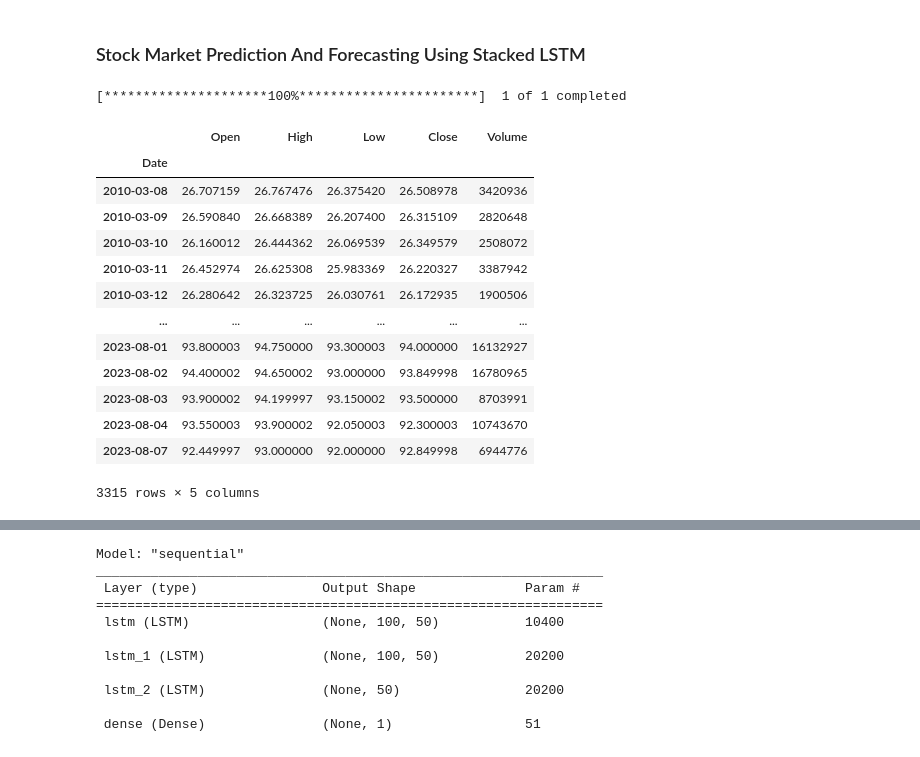
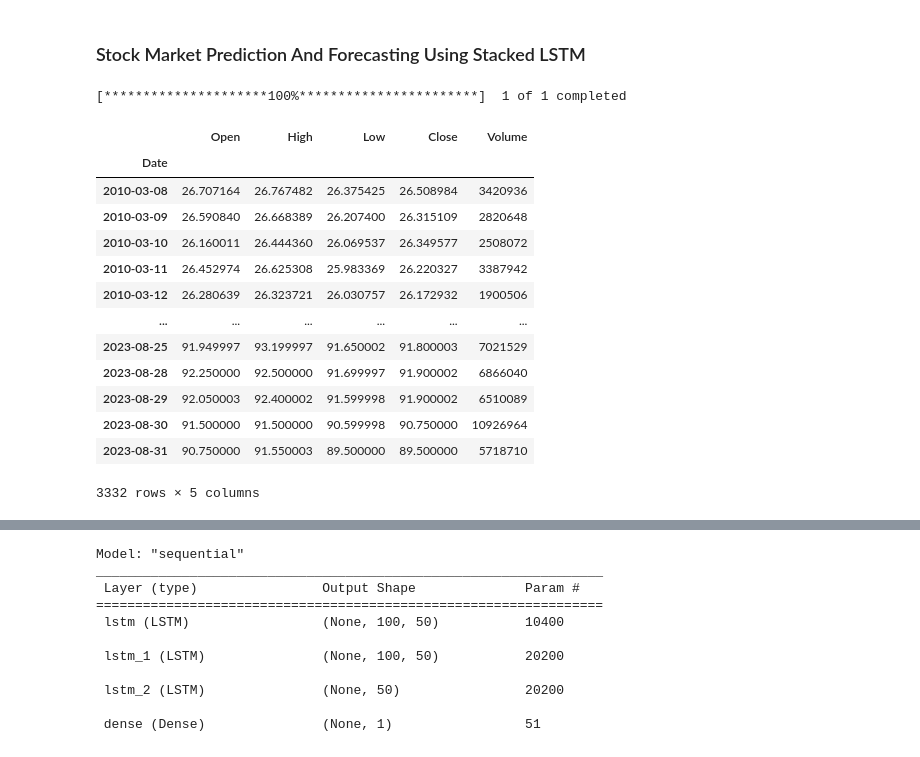
Before and after one commit to vvvipindsm/angle_one_algp, a Jupyter notebook: MY_OWN/Lab/LSTM_last.ipynb, the cells around one changed output, grey strips where cells are left out. Saved outputs shown, nothing was run; the diff lists cells and outputs as text; code cells hidden in the pictures.

```diff
--- a/MY_OWN/Lab/LSTM_last.ipynb
+++ b/MY_OWN/Lab/LSTM_last.ipynb
@@ -2,28 +2,30 @@
 ### Stock Market Prediction And Forecasting Using Stacked LSTM
 # %%
 import yfinance
+import matplotlib.pyplot as plt
+
 start_date = "2017-01-01"
-end_date = "2022-06-01"
+end_date = "2023-06-01"
 symbol = "IOC.NS"
 
 df = yfinance.download(tickers = symbol,start="2010-03-06",
                                interval = "1d", group_by = 'ticker', auto_adjust = True)
 df
 # %% [output]
 [*********************100%***********************]  1 of 1 completed
 |  | Open | High | Low | Close | Volume |
 | Date |  |  |  |  |  |
-| 2010-03-08 | 26.707159 | 26.767476 | 26.375420 | 26.508978 | 3420936 |
+| 2010-03-08 | 26.707164 | 26.767482 | 26.375425 | 26.508984 | 3420936 |
 | 2010-03-09 | 26.590840 | 26.668389 | 26.207400 | 26.315109 | 2820648 |
-| 2010-03-10 | 26.160012 | 26.444362 | 26.069539 | 26.349579 | 2508072 |
+| 2010-03-10 | 26.160011 | 26.444360 | 26.069537 | 26.349577 | 2508072 |
 | 2010-03-11 | 26.452974 | 26.625308 | 25.983369 | 26.220327 | 3387942 |
-| 2010-03-12 | 26.280642 | 26.323725 | 26.030761 | 26.172935 | 1900506 |
+| 2010-03-12 | 26.280639 | 26.323721 | 26.030757 | 26.172932 | 1900506 |
 | ... | ... | ... | ... | ... | ... |
-| 2023-08-01 | 93.800003 | 94.750000 | 93.300003 | 94.000000 | 16132927 |
-| 2023-08-02 | 94.400002 | 94.650002 | 93.000000 | 93.849998 | 16780965 |
-| 2023-08-03 | 93.900002 | 94.199997 | 93.150002 | 93.500000 | 8703991 |
-| 2023-08-04 | 93.550003 | 93.900002 | 92.050003 | 92.300003 | 10743670 |
-| 2023-08-07 | 92.449997 | 93.000000 | 92.000000 | 92.849998 | 6944776 |
+| 2023-08-25 | 91.949997 | 93.199997 | 91.650002 | 91.800003 | 7021529 |
+| 2023-08-28 | 92.250000 | 92.500000 | 91.699997 | 91.900002 | 6866040 |
+| 2023-08-29 | 92.050003 | 92.400002 | 91.599998 | 91.900002 | 6510089 |
+| 2023-08-30 | 91.500000 | 91.500000 | 90.599998 | 90.750000 | 10926964 |
+| 2023-08-31 | 90.750000 | 91.550003 | 89.500000 | 89.500000 | 5718710 |
-3315 rows × 5 columns
+3332 rows × 5 columns
 # %%
 import pandas as pd
```
Also changed, not shown: parts of 32 cells of this notebook, 34 other files.
